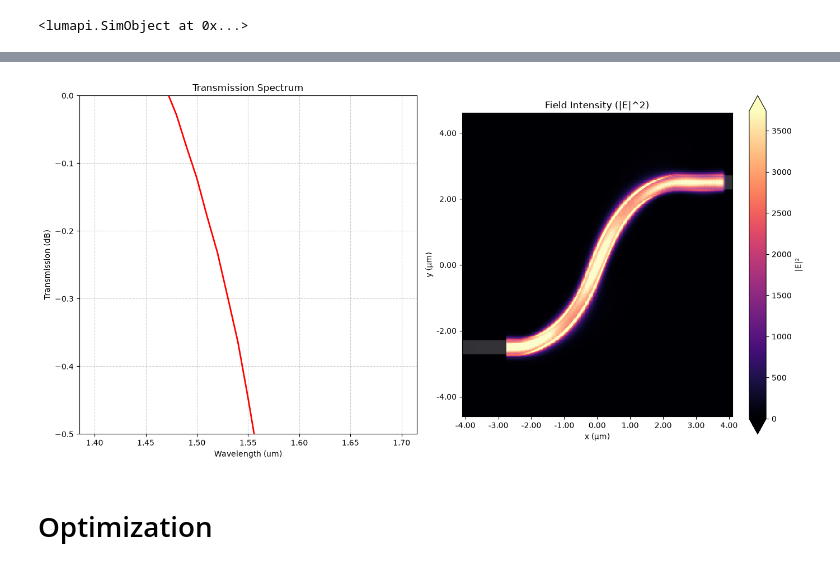
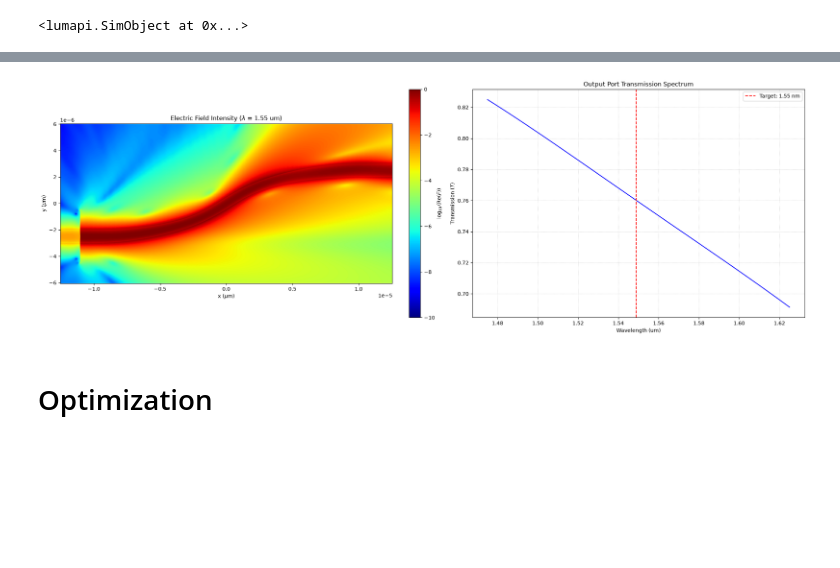
Before and after one commit to Jatsekku/photoNix, a Jupyter notebook: workspace/examples/lumerical/jupyter/stripWaveguide_sBend.ipynb, the cells around one changed output, grey strips where cells are left out. Drawn from its saved outputs; the diff is of its cells as text; code cells hidden in the pictures; blank space fills up the shorter version.

```diff
--- a/workspace/examples/lumerical/jupyter/stripWaveguide_sBend.ipynb
+++ b/workspace/examples/lumerical/jupyter/stripWaveguide_sBend.ipynb
@@ -357,35 +408,50 @@ print(f"Estimated cost for initial simulation: {estimated_cost:.3f} FlexCredits"
 # %%
 # Initial simulation
 
-sim_data = td.web.run(sim, task_name="S-bend initial simulation")
+# switchtolayout clears solver state so it can be re-run
+solver.switchtolayout()
+solver.run()
+
+# Get E fields components from field-monitor
+E = solver.getresult("field-monitor", "E")
+
+# Get index of wavelength nearest center
+lambdas = np.squeeze(E["lambda"])
+lambda_idx = np.argmin(np.abs(lambdas - wavelength_center))
+plot_wavelength = lambdas[lambda_idx]
+
+Ex, Ey, Ez = [np.squeeze(E["E"][..., lambda_idx,i ]) for i in range(3)]
+x, y = np.squeeze(E["x"]), np.squeeze(E["y"])
+
+fig, (ax1, ax2) = plt.subplots(1, 2, figsize=(21, 7), constrained_layout=True)
+
+T = solver.getresult("FDTD::ports::port-out", "T")
+
+# Efield
+px.plot_field(
+    Ex, Ey, Ez,
+    x=x, y=y,
+    vmin=-10, vmax=0,
+    ax=ax1
+)
+ax1.set_title(rf'Electric Field Intensity ($\lambda$ = {plot_wavelength*1e6:.2f} um)')
+
+# Transmission
+T = solver.getresult("FDTD::ports::port-out", "T")
+wavelengths = np.squeeze(T["lambda"])
+transmission = np.squeeze(T["T"])
+
+ax2.plot(wavelengths*1e6, transmission, color='b')
+ax2.axvline(plot_wavelength*1e6, color='r', linestyle='--', label=f'Target: {plot_wavelength*1e6:.2f} nm')
+ax2.set_xlabel('Wavelength (um)')
+ax2.set_ylabel('Transmission ($T$)')
+ax2.set_title('Output Port Transmission Spectrum')
+ax2.grid(True, linestyle=':', alpha=0.6)
+ax2.legend()
+
+plt.show()
+# %% [output]
+[figure, added]
-# %%
-def compute_transmission(sim_data):
-    amps = sim_data["mode"].amps.sel(mode_index=0, direction="+").values
-    return np.abs(amps) ** 2
-
-fig, (ax1, ax2) = plt.subplots(1, 2, figsize=(14, 7))
-
-T_opt = 10 * np.log10(compute_transmission(sim_data))
-ax1.plot(wavelengths * 1e6, T_opt, "red", linewidth=2)
-ax1.set_ylim(-0.5, 0)
-ax1.set_ylabel("Transmission (dB)")
-ax1.set_xlabel("Wavelength (um)")
-ax1.set_title("Transmission Spectrum")
-ax1.grid(True, linestyle="--", alpha=0.6)
-
-sim_data.plot_field(
-    field_monitor_name="field",
-    field_name="E",
-    val="abs^2",
-    f=frequency_center,
-    ax=ax2,
-)
-ax2.set_title("Field Intensity (|E|^2)")
-
-plt.tight_layout()
-plt.show()
-# %% [output]
-[figure, removed]
 # %% [markdown]
 # Optimization
 # %%
```
Also changed, not shown: parts of 17 cells of this notebook, 3 other files.
